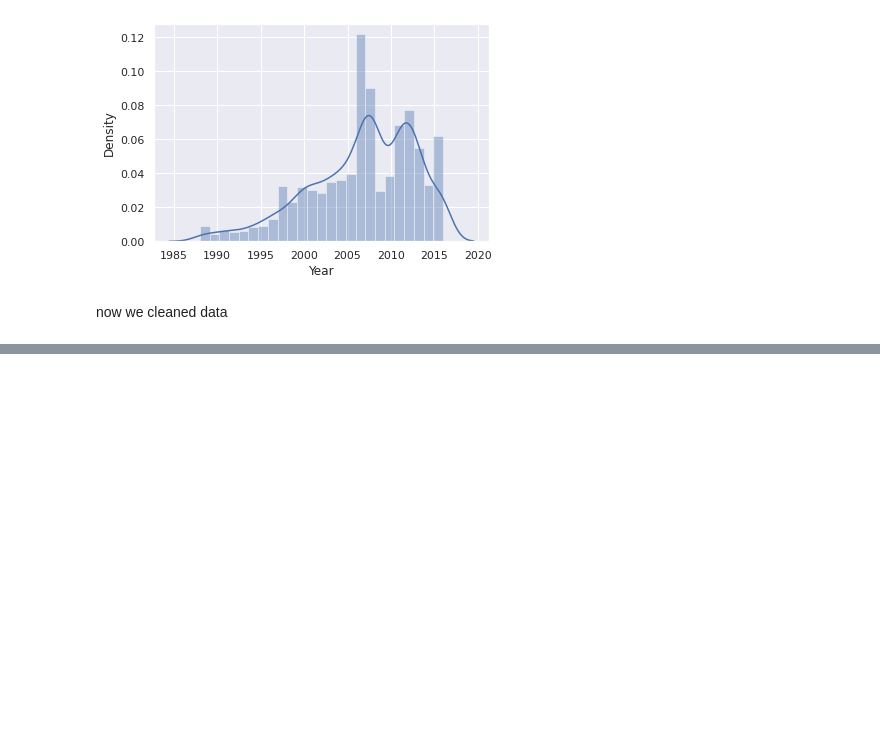
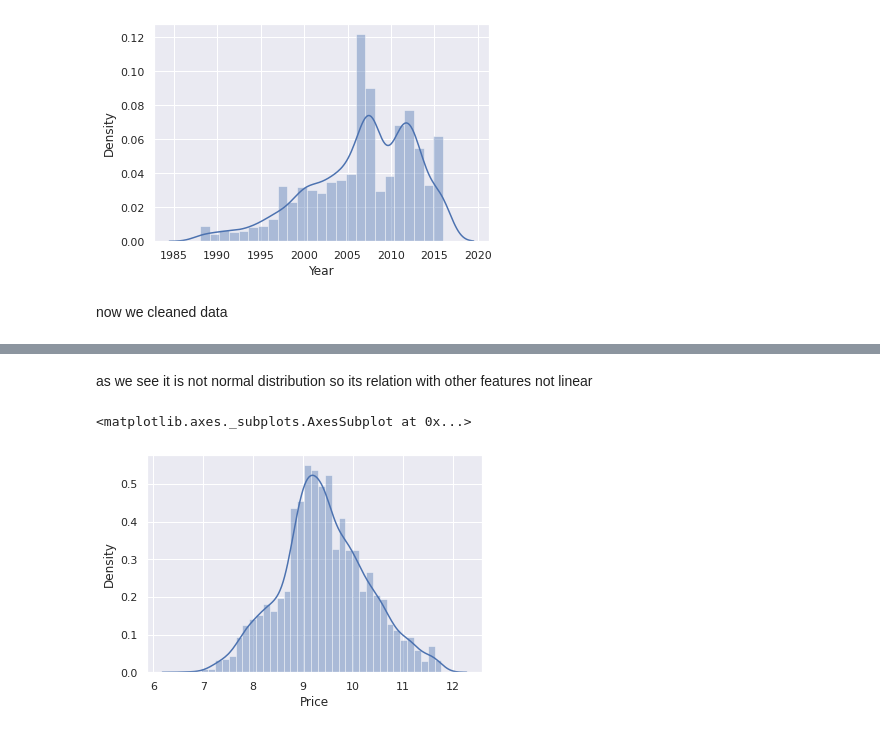
Before and after one commit to EngMdarwish/Data-Science--training, a Jupyter notebook: Cars.ipynb, the cells around one changed output, grey strips where cells are left out. Cells and saved outputs as stored; diff of their text form; code cells hidden in the pictures; blank space fills up the shorter version.

```diff
--- a/Cars.ipynb
+++ b/Cars.ipynb
@@ -240,0 +306,9 @@ data_cleaned=data_4
+# %% [markdown]
+as we see it is not normal distribution
+so its relation with other features not linear
+# %%
+log_price=np.log(data_cleaned['Price'])
+sns.distplot(log_price)
+# %% [output]
+<matplotlib.axes._subplots.AxesSubplot at 0x...>
+[figure, added]
```
Also changed, not shown: parts of 19 cells of this notebook.
